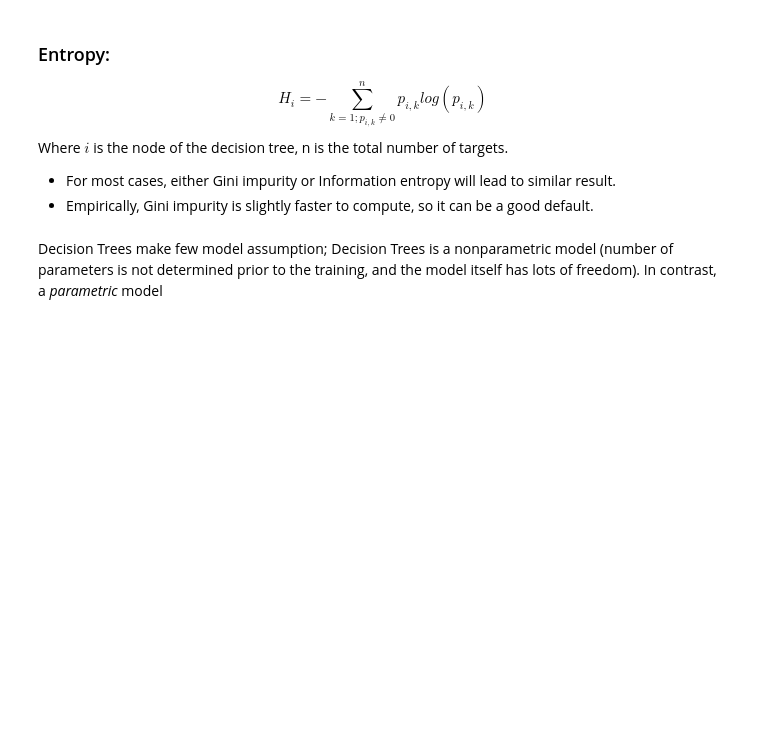
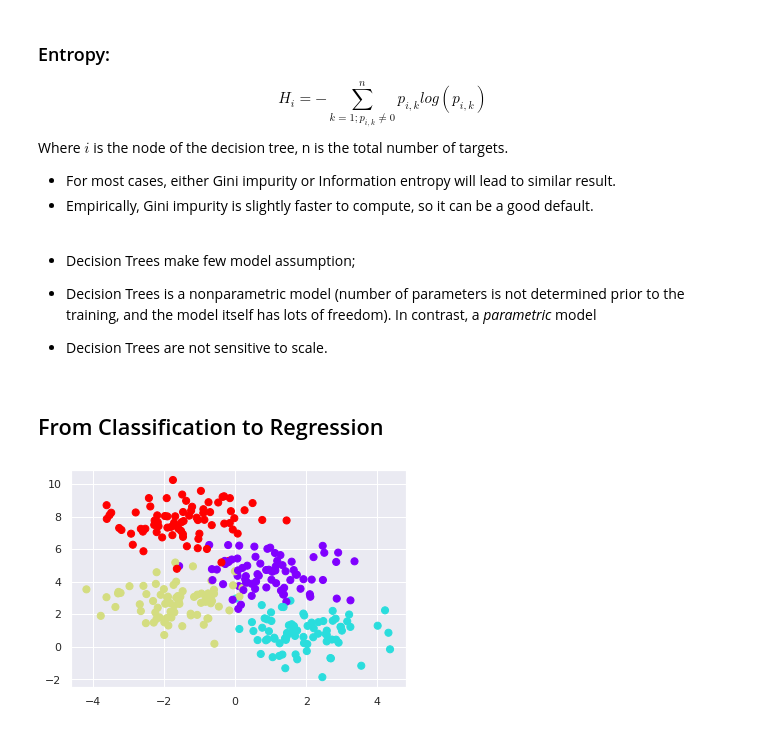
Before and after one commit to wrk1231/DataAnalysis-ML, a Jupyter notebook: Decision Tree.ipynb, the cells around one changed output. Cells and saved outputs as stored; diff of their text form; code cells hidden in the pictures; blank space fills up the shorter version.

```diff
--- a/Decision Tree.ipynb
+++ b/Decision Tree.ipynb
@@ -125,5 +164,18 @@ Where $i$ is the node of the decision tree, n is the total number of targets.
 - For most cases, either Gini impurity or Information entropy will lead to similar result.
 - Empirically, Gini impurity is slightly faster to compute, so it can be a good default.
 # %% [markdown]
-Decision Trees make few model assumption;
-Decision Trees is a nonparametric model (number of parameters is not determined prior to the training, and the model itself has lots of freedom). In contrast, a *parametric* model
+- Decision Trees make few model assumption;
+
+- Decision Trees is a nonparametric model (number of parameters is not determined prior to the training, and the model itself has lots of freedom). In contrast, a *parametric* model
+
+- Decision Trees are not sensitive to scale.
+# %% [markdown]
+## From Classification to Regression
+# %%
+from sklearn.datasets import make_blobs
+
+X, y = make_blobs(n_samples=300, centers=4,
+                  random_state=0, cluster_std=1.0)
+plt.scatter(X[:, 0], X[:, 1], c=y, s=50, cmap='rainbow');
+# %% [output]
+[figure, added]
```
Also changed, not shown: parts of 7 cells of this notebook.
